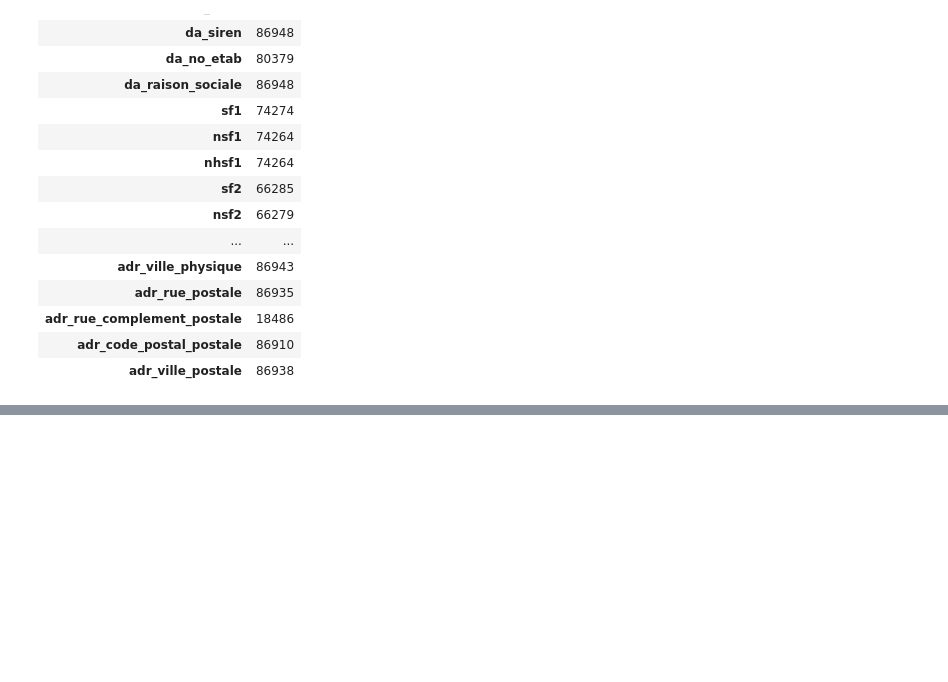
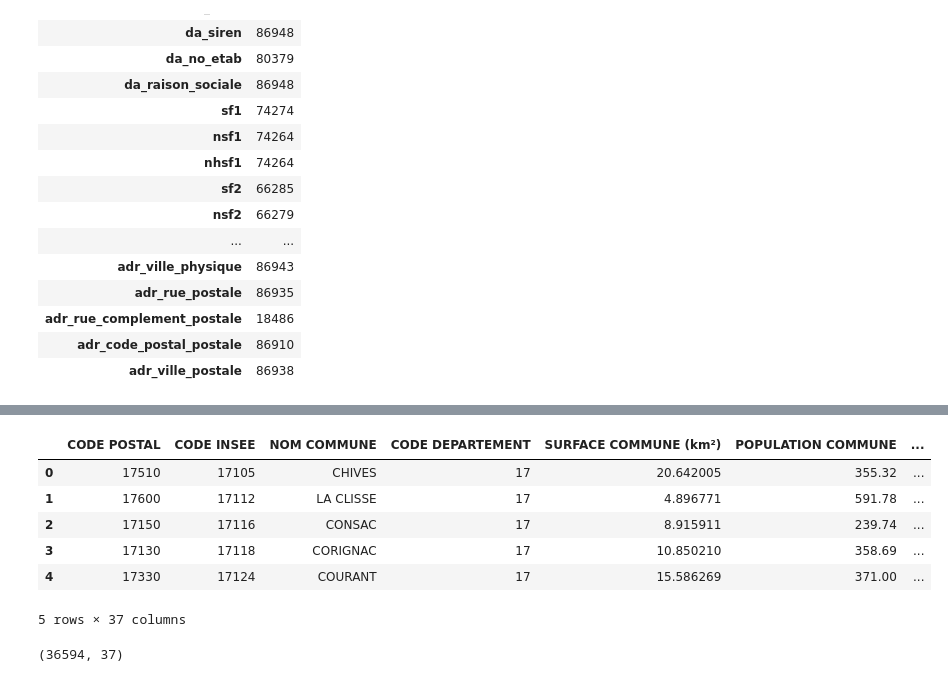
Before and after one commit to fran6w/TIDE, a Jupyter notebook: 03_TIDE_session.ipynb, the cells around one changed output, grey strips where cells are left out. Cells and saved outputs as stored; diff of their text form; code cells hidden in the pictures; blank space fills up the shorter version.

```diff
--- a/03_TIDE_session.ipynb
+++ b/03_TIDE_session.ipynb
@@ -407,0 +433,15 @@ df.notna().sum().to_frame().style.bar(color="lightgreen")
+# %%
+telco = pd.read_csv("data/couverture-2g-3g-4g-en-france-par-operateur-juillet-2015.csv", sep=";")
+telco.head()
+# %% [output]
+|  | CODE POSTAL | CODE INSEE | NOM COMMUNE | CODE DEPARTEMENT | SURFACE COMMUNE (km²) | POPULATION COMMUNE | ... |
+| 0 | 17510 | 17105 | CHIVES | 17 | 20.642005 | 355.32 | ... |
+| 1 | 17600 | 17112 | LA CLISSE | 17 | 4.896771 | 591.78 | ... |
+| 2 | 17150 | 17116 | CONSAC | 17 | 8.915911 | 239.74 | ... |
+| 3 | 17130 | 17118 | CORIGNAC | 17 | 10.850210 | 358.69 | ... |
+| 4 | 17330 | 17124 | COURANT | 17 | 15.586269 | 371.00 | ... |
+5 rows × 37 columns
+# %%
+telco.shape
+# %% [output]
+(36594, 37)
```
Also changed, not shown: parts of 6 cells of this notebook.
